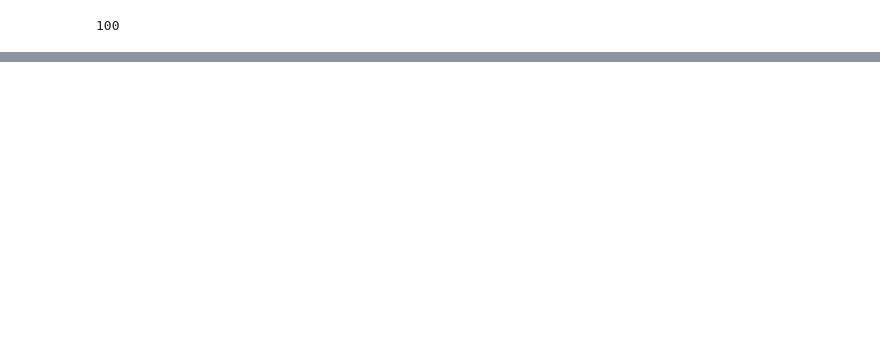
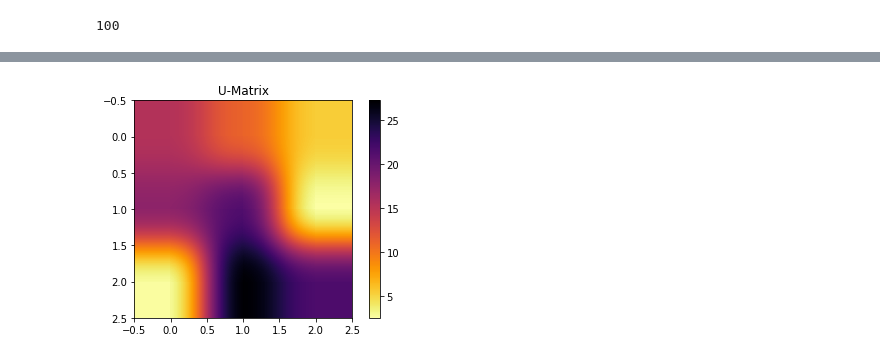
Before and after one commit to misilva73/dtw_som, a Jupyter notebook: notebooks/testing_dtwsom.ipynb, the cells around one changed output, grey strips where cells are left out. Drawn from its saved outputs; the diff is of its cells as text; code cells hidden in the pictures; blank space fills up the shorter version.

```diff
--- a/notebooks/testing_dtwsom.ipynb
+++ b/notebooks/testing_dtwsom.ipynb
@@ -108,0 +125,8 @@ plt.show()
+# %%
+%time
+rows = 3
+cols = 3
+structure = type_conn.grid_four
+parameters = dtwsom.DtwSomParameters()
+parameters.init_type = dtwsom.DtwTypeInit.anchors
+network = dtwsom.DtwSom(rows, cols, structure, parameters=parameters)
@@ -108,0 +136,3 @@ plt.show()
+# %%
+%%time
+network.train(sin_dataset, 20, anchors=anchors)
@@ -108,0 +158,4 @@ plt.show()
+# %%
+network.show_distance_matrix()
+# %% [output]
+[figure, added]
```
Also changed, not shown: parts of 19 cells of this notebook, 1 other file.
